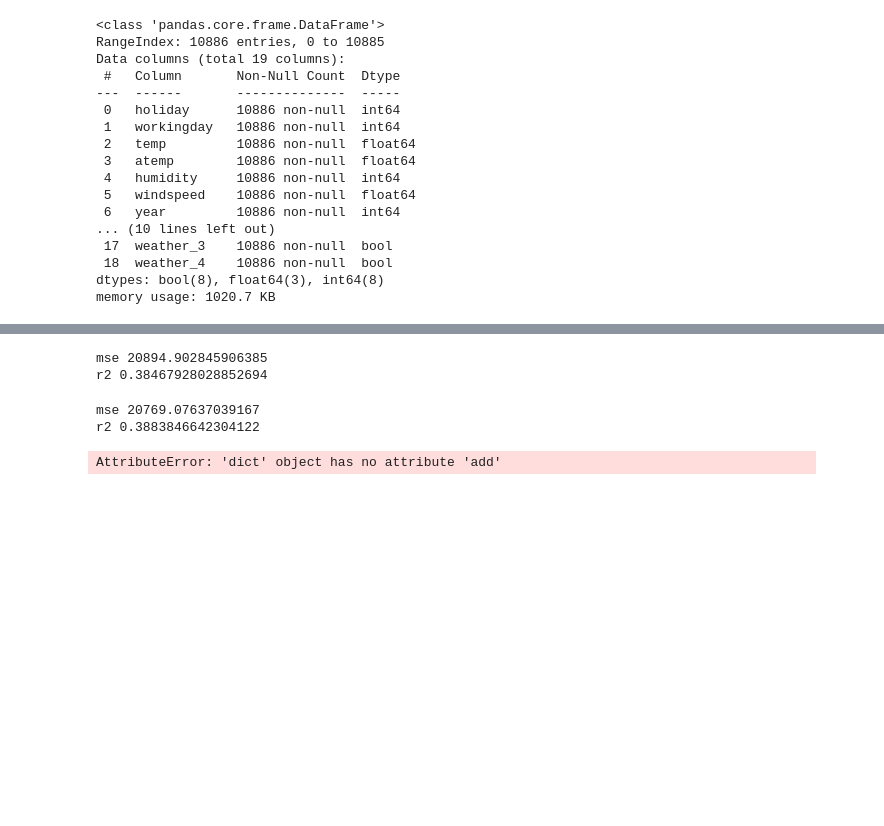
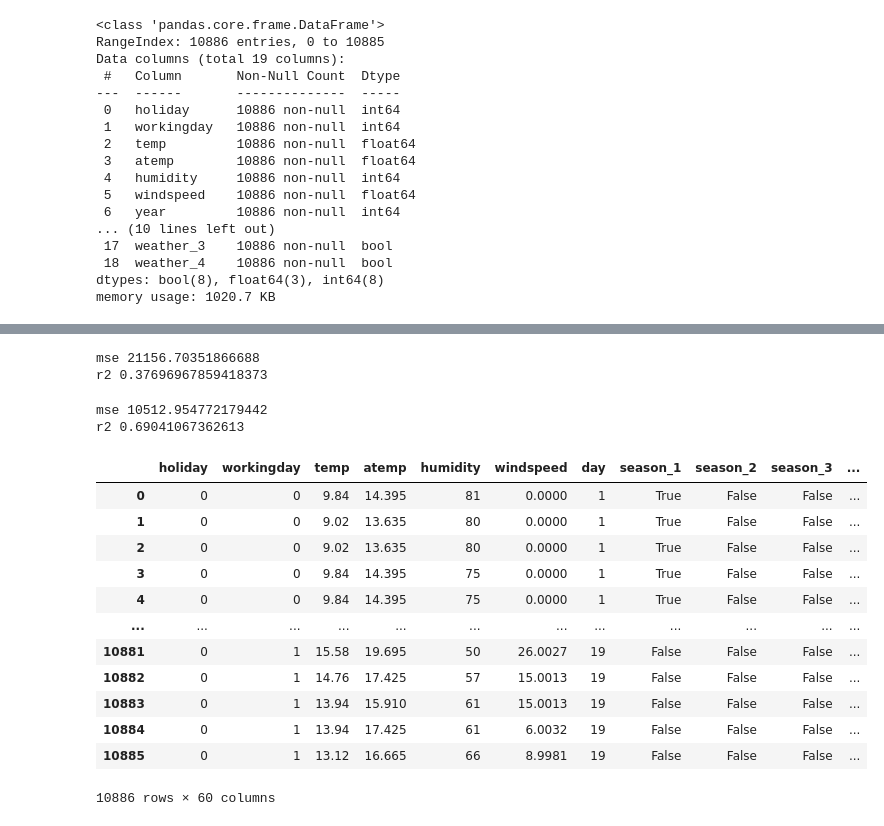
Before and after one commit to vhf1030/wanted-potenup, a Jupyter notebook: practice_ML/회귀기초/2_자전거수요예측.ipynb, the cells around one changed output, grey strips where cells are left out. Drawn from its saved outputs; the diff is of its cells as text; code cells hidden in the pictures; blank space fills up the shorter version.

```diff
--- a/practice_ML/2_자전거수요예측.ipynb
+++ b/practice_ML/회귀기초/2_자전거수요예측.ipynb
@@ -251,0 +287,14 @@ memory usage: 1020.7 KB
+# %%
+bike_train = pd.read_csv("train.csv")
+bike_train['datetime'] = bike_train.datetime.apply(pd.to_datetime)
+# 년, 월, 일, 시간 추출
+bike_train["year"] = bike_train["datetime"].apply(lambda x: x.year)
+bike_train["month"] = bike_train["datetime"].apply(lambda x: x.month)
+bike_train["day"] = bike_train["datetime"].apply(lambda x: x.day)
+bike_train["hour"] = bike_train["datetime"].apply(lambda x: x.hour)
+
+# 요일 추출
+bike_train["day_of_week"] = bike_train["datetime"].apply(lambda x: x.day_of_week)
+
+bike_train = bike_train.drop(["casual", "registered"], axis=1)
+bike_train.head()
@@ -252,5 +308,8 @@ memory usage: 1020.7 KB
 # %%
-X_train, X_test, y_train, y_test = train_test_split(X_dummies, y, test_size=0.2, random_state=11)
+X = bike_train.drop(['count', 'datetime'], axis=1)
+y = bike_train['count']
+
+X_train, X_test, y_train, y_test = train_test_split(X, y, test_size=0.2, random_state=11)
 
 # 모델 학습
 lr = LinearRegression()
@@ -265,10 +324,11 @@ r2 = r2_score(y_test, pred)
 print("mse", mse)
 print("r2", r2)
 # %% [output]
-mse 20894.902845906385
-r2 0.38467928028852694
+mse 21156.70351866688
+r2 0.37696967859418373
 # %%
-X_dummies = pd.get_dummies(X, columns=['season', 'weather', 'year', 'month', 'day', 'day_of_week'])
+dummy_columns = ['season', 'weather', 'day_of_week', 'year', 'month', 'hour']
+X_dummies = pd.get_dummies(X, columns=dummy_columns)
 
 X_train, X_test, y_train, y_test = train_test_split(X_dummies, y, test_size=0.2, random_state=11)
 
@@ -285,23 +345,21 @@ r2 = r2_score(y_test, pred)
 print("mse", mse)
 print("r2", r2)
 # %% [output]
-mse 20769.07637039167
-r2 0.3883846642304122
+mse 10512.954772179442
+r2 0.69041067362613
-# %%
-n = int(input())
-
-cnt = 0
-name_set = {}
-for _ in range(n):
-    # name = readline().strip()
-    name = input()
-    if name == "ENTER":
-        cnt += len(name_set)
-        name_set = {}
-        continue
-    name_set.add(name)
-
-cnt += len(name_set)
-print(cnt)
-# %% [output]
-AttributeError: 'dict' object has no attribute 'add'
+# %%
+X_dummies
+# %% [output]
+|  | holiday | workingday | temp | atemp | humidity | windspeed | day | season_1 | season_2 | season_3 | ... |
+| 0 | 0 | 0 | 9.84 | 14.395 | 81 | 0.0000 | 1 | True | False | False | ... |
+| 1 | 0 | 0 | 9.02 | 13.635 | 80 | 0.0000 | 1 | True | False | False | ... |
+| 2 | 0 | 0 | 9.02 | 13.635 | 80 | 0.0000 | 1 | True | False | False | ... |
+| 3 | 0 | 0 | 9.84 | 14.395 | 75 | 0.0000 | 1 | True | False | False | ... |
+| 4 | 0 | 0 | 9.84 | 14.395 | 75 | 0.0000 | 1 | True | False | False | ... |
+| ... | ... | ... | ... | ... | ... | ... | ... | ... | ... | ... | ... |
+| 10881 | 0 | 1 | 15.58 | 19.695 | 50 | 26.0027 | 19 | False | False | False | ... |
+| 10882 | 0 | 1 | 14.76 | 17.425 | 57 | 15.0013 | 19 | False | False | False | ... |
+| 10883 | 0 | 1 | 13.94 | 15.910 | 61 | 15.0013 | 19 | False | False | False | ... |
+| 10884 | 0 | 1 | 13.94 | 17.425 | 61 | 6.0032 | 19 | False | False | False | ... |
+| 10885 | 0 | 1 | 13.12 | 16.665 | 66 | 8.9981 | 19 | False | False | False | ... |
+10886 rows × 60 columns
```
Also changed, not shown: parts of 11 cells of this notebook, 13 other files.
